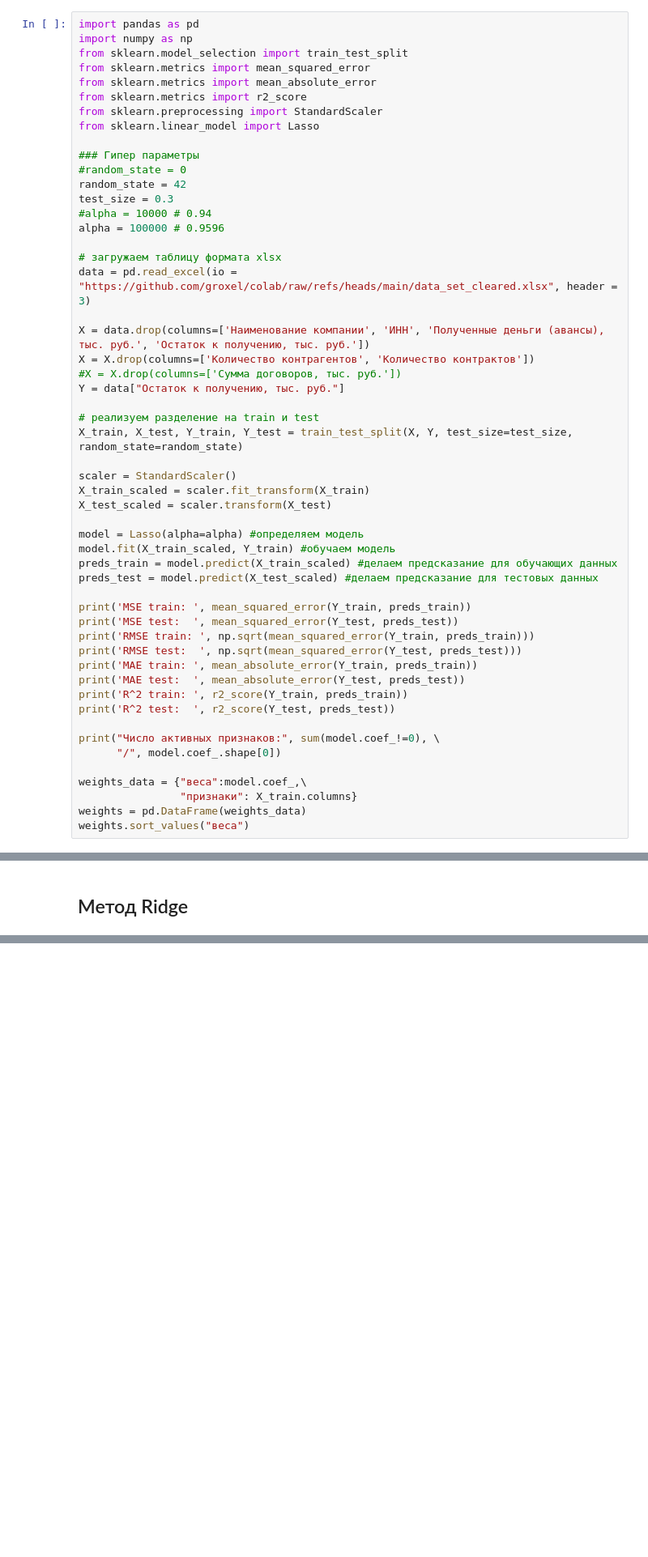
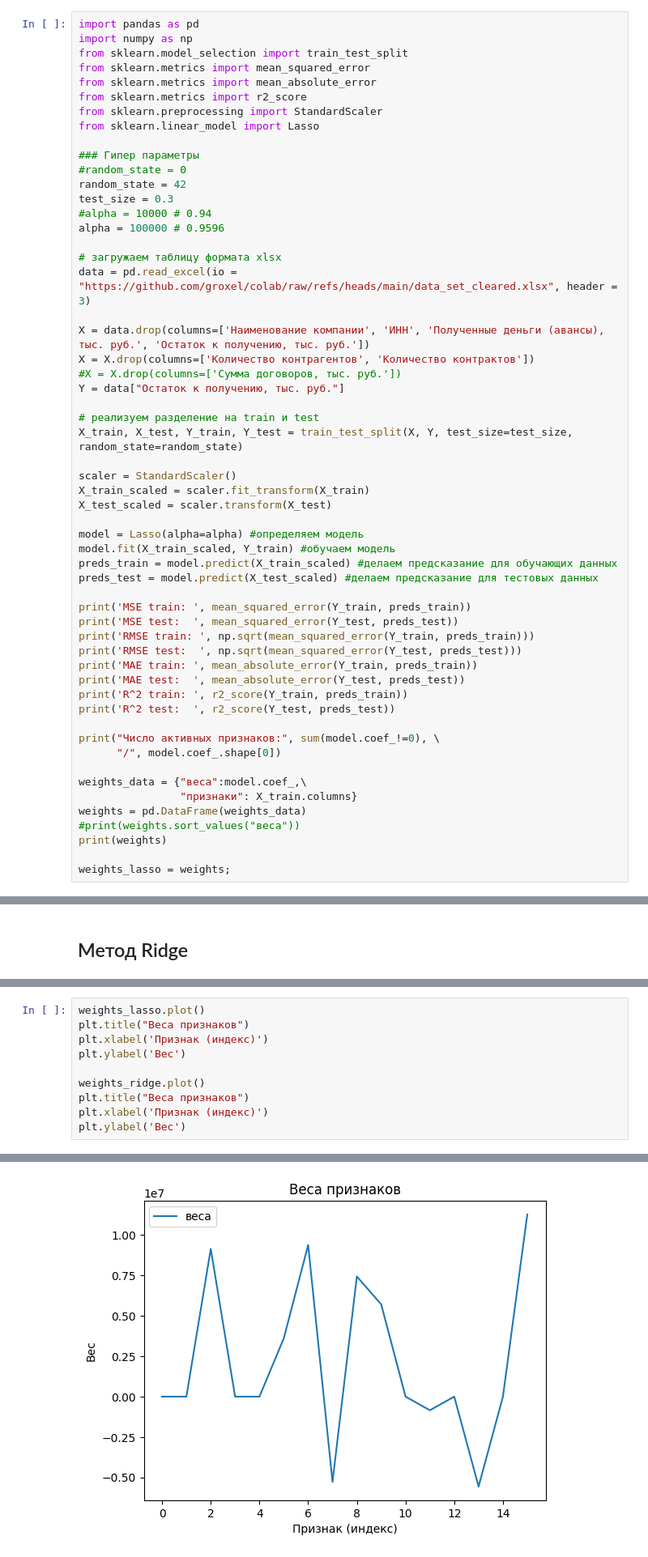
Before and after one commit to groxel/colab, a Jupyter notebook: DT_Project.ipynb, the cells around one changed output, grey strips where cells are left out. Shown: that part at 81% size. Drawn from its saved outputs; the diff is of its cells as text; blank space fills up the shorter version.

```diff
--- a/DT_Project.ipynb
+++ b/DT_Project.ipynb
@@ -345,7 +345,10 @@ print("Число активных признаков:", sum(model.coef_!=0), \
 weights_data = {"веса":model.coef_,\
                 "признаки": X_train.columns}
 weights = pd.DataFrame(weights_data)
-weights.sort_values("веса")
+#print(weights.sort_values("веса"))
+print(weights)
+
+weights_lasso = weights;
 # %% [output]
 MSE train:  4949846342911.24
 MSE test:   40330267987403.07
@@ -450,0 +451,11 @@ R^2 test:   0.9668983731169606
+# %%
+weights_lasso.plot()
+plt.title("Веса признаков")
+plt.xlabel('Признак (индекс)')
+plt.ylabel('Вес')
+
+weights_ridge.plot()
+plt.title("Веса признаков")
+plt.xlabel('Признак (индекс)')
+plt.ylabel('Вес')
+# %% [output]
@@ -450,0 +463 @@ R^2 test:   0.9668983731169606
+[figure, added]
```
Also changed, not shown: parts of 7 cells of this notebook.
